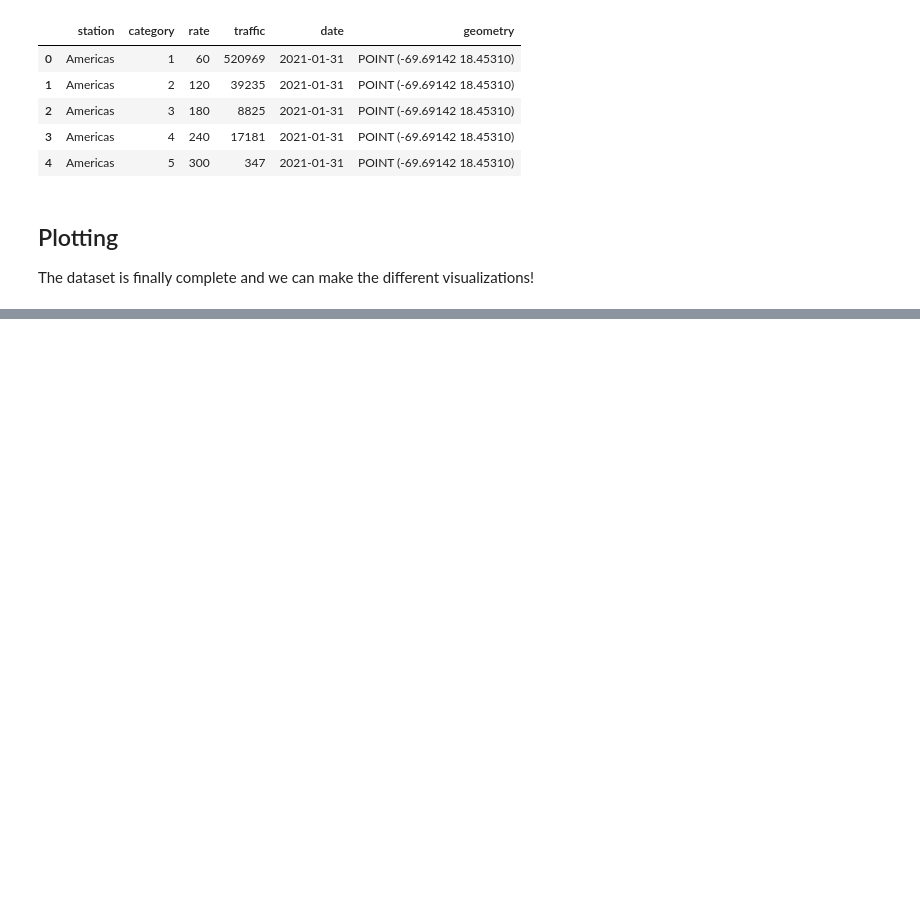
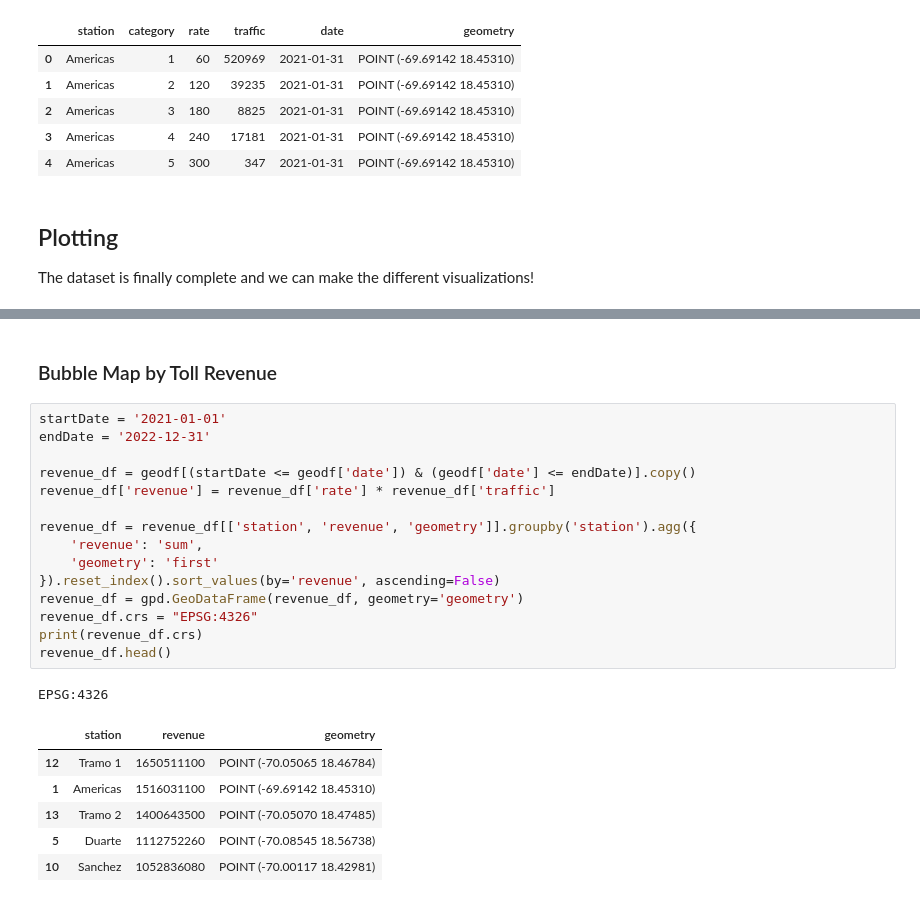
Before and after one commit to ASB24/toll-visualization, a Jupyter notebook: toll.ipynb, the cells around one changed output, grey strips where cells are left out. Drawn from its saved outputs; the diff is of its cells as text; blank space fills up the shorter version.

```diff
--- a/toll.ipynb
+++ b/toll.ipynb
@@ -158,0 +160,25 @@ dominicana_map.plot(ax=ax, color='white', edgecolor='black')
+# %% [markdown]
+### Bubble Map by Toll Revenue
+# %%
+startDate = '2021-01-01'
+endDate = '2022-12-31'
+
+revenue_df = geodf[(startDate <= geodf['date']) & (geodf['date'] <= endDate)].copy()
+revenue_df['revenue'] = revenue_df['rate'] * revenue_df['traffic']
+
+revenue_df = revenue_df[['station', 'revenue', 'geometry']].groupby('station').agg({
+    'revenue': 'sum',
+    'geometry': 'first'
+}).reset_index().sort_values(by='revenue', ascending=False)
+revenue_df = gpd.GeoDataFrame(revenue_df, geometry='geometry')
+revenue_df.crs = "EPSG:4326"
+print(revenue_df.crs)
+revenue_df.head()
+# %% [output]
+EPSG:4326
+|  | station | revenue | geometry |
+| 12 | Tramo 1 | 1650511100 | POINT (-70.05065 18.46784) |
+| 1 | Americas | 1516031100 | POINT (-69.69142 18.45310) |
+| 13 | Tramo 2 | 1400643500 | POINT (-70.05070 18.47485) |
+| 5 | Duarte | 1112752260 | POINT (-70.08545 18.56738) |
+| 10 | Sanchez | 1052836080 | POINT (-70.00117 18.42981) |
```
Also changed, not shown: parts of 5 cells of this notebook.
